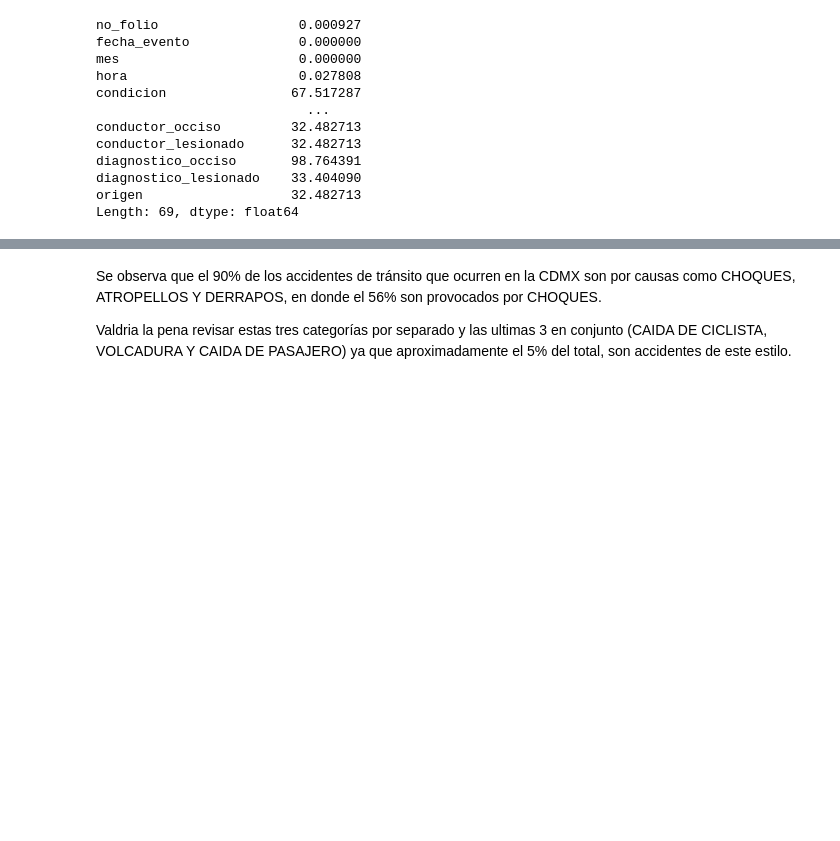
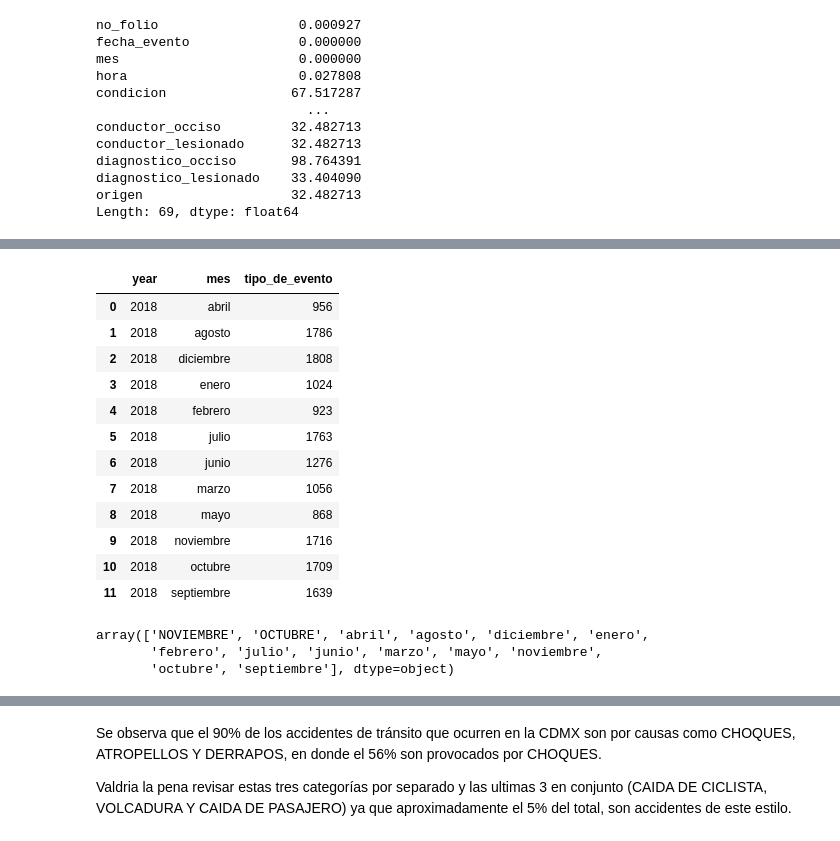
Before and after one commit to RiemanNClav/Hechos-de-Transito-registrados-por-la-SSC, a Jupyter notebook: Hechos de Transito.ipynb, the cells around one changed output, grey strips where cells are left out. Saved outputs shown, nothing was run; the diff lists cells and outputs as text; code cells hidden in the pictures; blank space fills up the shorter version.

```diff
--- a/Hechos de Transito.ipynb
+++ b/Hechos de Transito.ipynb
@@ -120,0 +265,24 @@ df['fecha_mensual'] = pd.to_datetime(fechas)
+# %%
+aux1 = pd.DataFrame(df.groupby(['year','mes'])['tipo_de_evento'].count()).reset_index()
+# %%
+aux1[aux1['year'] == '2018']
+# %% [output]
+|  | year | mes | tipo_de_evento |
+| 0 | 2018 | abril | 956 |
+| 1 | 2018 | agosto | 1786 |
+| 2 | 2018 | diciembre | 1808 |
+| 3 | 2018 | enero | 1024 |
+| 4 | 2018 | febrero | 923 |
+| 5 | 2018 | julio | 1763 |
+| 6 | 2018 | junio | 1276 |
+| 7 | 2018 | marzo | 1056 |
+| 8 | 2018 | mayo | 868 |
+| 9 | 2018 | noviembre | 1716 |
+| 10 | 2018 | octubre | 1709 |
+| 11 | 2018 | septiembre | 1639 |
+# %%
+aux1.sort_values(by=['mes'])['mes'].unique()
+# %% [output]
+array(['NOVIEMBRE', 'OCTUBRE', 'abril', 'agosto', 'diciembre', 'enero',
+       'febrero', 'julio', 'junio', 'marzo', 'mayo', 'noviembre',
+       'octubre', 'septiembre'], dtype=object)
```
Also changed, not shown: parts of 37 cells of this notebook, 1 other file.
